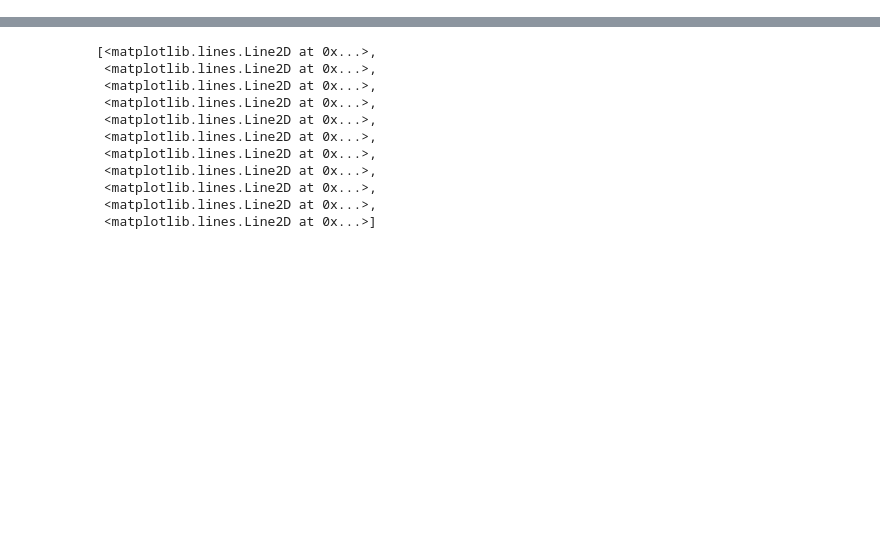
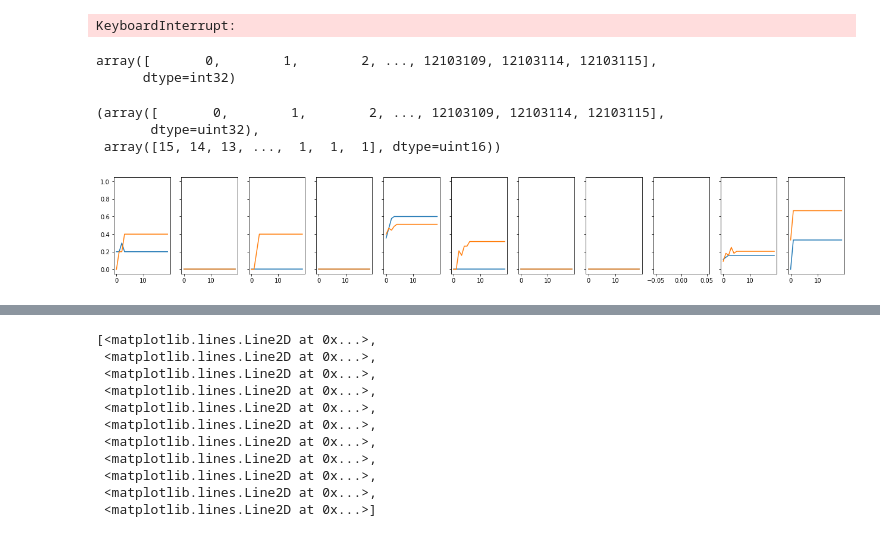
Before and after one commit to jordan-wei-taylor/genolearn, a Jupyter notebook: Untitled-1.ipynb, the cells around one changed output, grey strips where cells are left out. Saved outputs shown, nothing was run; the diff lists cells and outputs as text; code cells hidden in the pictures; blank space fills up the shorter version.

```diff
--- a/Untitled-1.ipynb
+++ b/Untitled-1.ipynb
@@ -745,14 +758,38 @@ y = pd.get_dummies(Y).values.argmax(axis = 1)
+# %%
+X = dataloader.load_X(*range(2014, 2019), features = order[2014], column = 'Year', dtype = np.uint8)
+# %% [output]
+KeyboardInterrupt:
+# %%
+dataloader.load_X(*dataloader.meta.index[:2]).indices
+# %% [output]
+array([       0,        1,        2, ..., 12103109, 12103114, 12103115],
+      dtype=int32)
+# %%
+c, d = np.load(f'testing/{dataloader.meta.index[0]}.npz').values()
+
+c, d
+# %% [output]
+(array([       0,        1,        2, ..., 12103109, 12103114, 12103115],
+       dtype=uint32),
+ array([15, 14, 13, ...,  1,  1,  1], dtype=uint16))
 # %%
-idx       = dataloader.meta.Year >= 2018
-
-train_idx = (dataloader.meta.loc[idx].Year < 2019).values
-test_idx  = ~train_idx
-
 from sklearn.ensemble import RandomForestClassifier
 
 Y_hat = []
-for max_depth in range(5, 105, 5):
-    model = RandomForestClassifier(max_depth = max_depth, random_state = 0)
-    model.fit(X[train_idx], y[train_idx])
+idx   = dataloader.meta.Year >= 2017
 
-    Y_hat.append(model.predict(X[test_idx]))
+for year in [2018, 2017]:
+
+    train_idx = (year <= dataloader.meta.loc[idx].Year) & (dataloader.meta.loc[idx].Year < 2019).values
+    test_idx  = dataloader.meta.loc[idx].Year == 2019
+
+    y_hat     = []
+    for max_depth in range(5, 105, 5):
+        model = RandomForestClassifier(max_depth = max_depth, random_state = 0)
+        model.fit(X[train_idx], y[train_idx])
+
+        y_hat.append(model.predict(X[test_idx]))
+
+    Y_hat.append(y_hat)
+
+Y_hat = np.array(Y_hat)
@@ -760,0 +796,18 @@ np.save('C.npy', np.array(C))
+# %%
+from matplotlib import pyplot as plt
+
+acc = []
+
+for i in range(max(y[test_idx])):
+    acc.append((Y_hat[:,:,y[test_idx] == i] == i).mean(axis = -1))
+
+acc = np.array(acc)
+
+fig, ax = plt.subplots(1, 11, figsize = (22, 3), sharey = True)
+
+for i, a in enumerate(acc):
+    ax[i].plot(acc[i,0])
+    ax[i].plot(acc[i,1])
+    ax[i].set_ylim((-0.05, 1.05))
+# %% [output]
+[figure, added]
```
Also changed, not shown: parts of 12 cells of this notebook, 4 other files.
